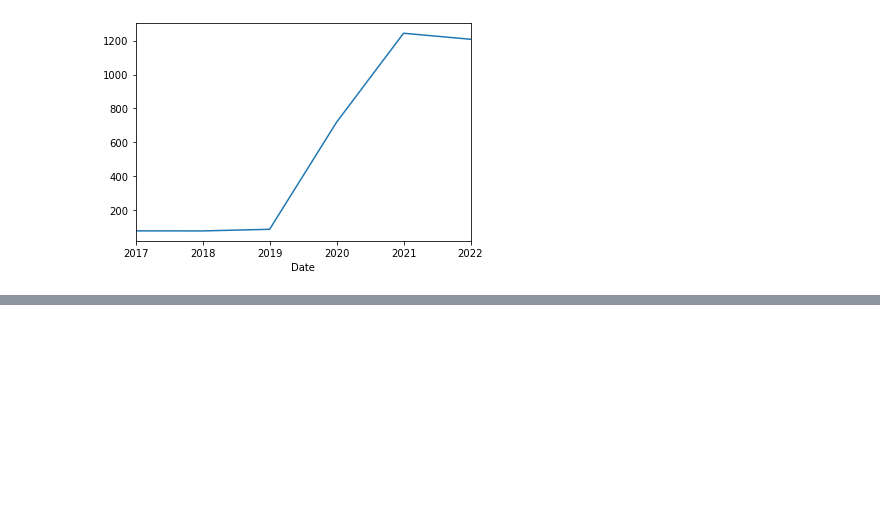
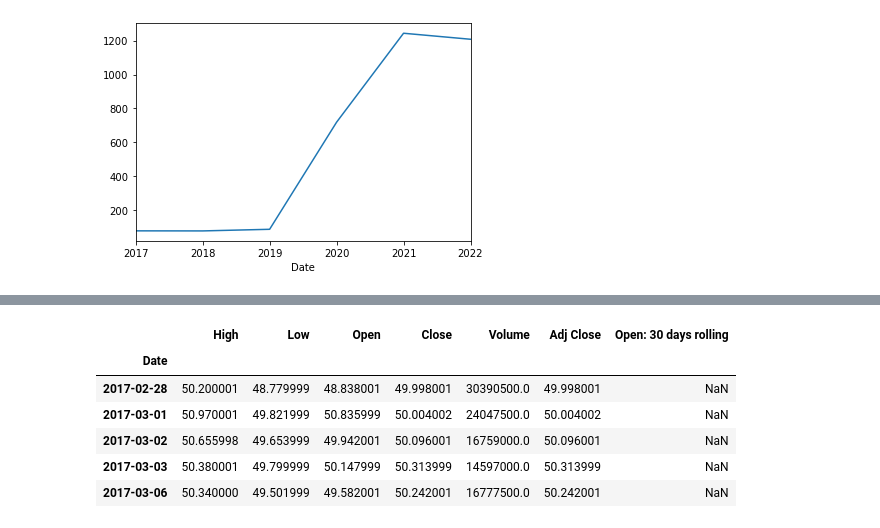
Before and after one commit to Asif26/EDA-With-Time-series-Data, a Jupyter notebook: Exploratory Data Analysis And Stock Analysis With Time series Data.ipynb, the cells around one changed output, grey strips where cells are left out. Saved outputs shown, nothing was run; the diff lists cells and outputs as text; code cells hidden in the pictures; blank space fills up the shorter version.

```diff
--- a/Exploratory Data Analysis And Stock Analysis With Time series Data.ipynb
+++ b/Exploratory Data Analysis And Stock Analysis With Time series Data.ipynb
@@ -284,0 +325,12 @@ df_tesla["Open"].resample(rule="M").max().plot(kind='bar', fig)
+# %%
+df_tesla["Open: 30 days rolling"]= df_tesla["Open"].rolling(30).mean()
+# %%
+df_tesla.head()
+# %% [output]
+|  | High | Low | Open | Close | Volume | Adj Close | Open: 30 days rolling |
+| Date |  |  |  |  |  |  |  |
+| 2017-02-28 | 50.200001 | 48.779999 | 48.838001 | 49.998001 | 30390500.0 | 49.998001 | NaN |
+| 2017-03-01 | 50.970001 | 49.821999 | 50.835999 | 50.004002 | 24047500.0 | 50.004002 | NaN |
+| 2017-03-02 | 50.655998 | 49.653999 | 49.942001 | 50.096001 | 16759000.0 | 50.096001 | NaN |
+| 2017-03-03 | 50.380001 | 49.799999 | 50.147999 | 50.313999 | 14597000.0 | 50.313999 | NaN |
+| 2017-03-06 | 50.340000 | 49.501999 | 49.582001 | 50.242001 | 16777500.0 | 50.242001 | NaN |
```
Also changed, not shown: parts of 10 cells of this notebook.
